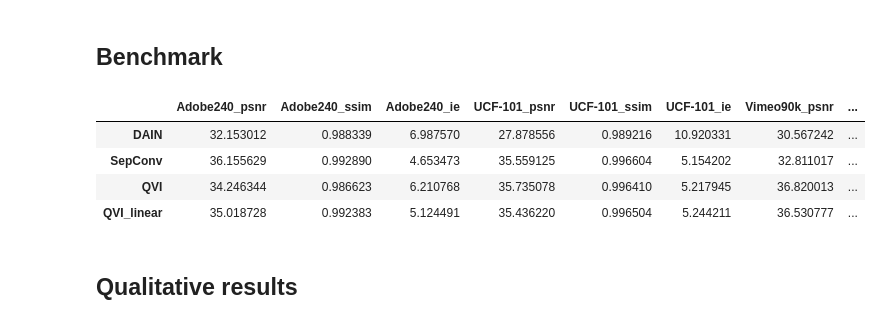
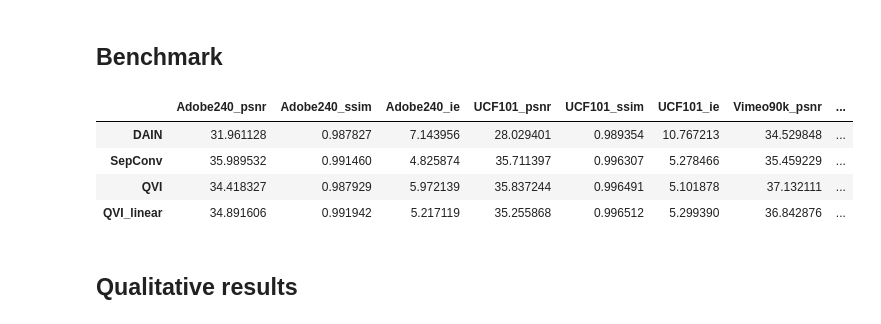
Before and after one commit to rwq/MSC_AI_Thesis_FI, a Jupyter notebook: notebook_createtable_results.ipynb, the cells around one changed output. Saved outputs shown, nothing was run; the diff lists cells and outputs as text; code cells hidden in the pictures.

```diff
--- a/notebook_createtable_results.ipynb
+++ b/notebook_createtable_results.ipynb
@@ -9,9 +9,9 @@ import cv2
 import matplotlib.pyplot as plt
 import metrics
 # %%
-datasets = ['Adobe240', 'UCF-101', 'Vimeo90k']
-methods = ['DAIN', 'SepConv', 'QVI', 'QVI_linear']
-metrics = ['psnr', 'ssim', 'ie']
+DATASETS = ['Adobe240', 'UCF101', 'Vimeo90k']
+METHODS = ['DAIN', 'SepConv', 'QVI', 'QVI_linear']
+METRICS = ['psnr', 'ssim', 'ie']
 # %% [markdown]
 ## Metrics
 # %% [markdown]
@@ -60,23 +60,23 @@ The Adobe240 dataset contains 133 high-quality 720p videos, i.e. having a frame
 # %% [markdown]
 ## Benchmark
 # %%
-with open('results_new.pkl', 'rb') as f:
+with open('results_new2.pkl', 'rb') as f:
     r = pickle.load(f)
 
 df = pd.DataFrame()
 
-for dataset in datasets:
-    for metric in metrics:
+for dataset in DATASETS:
+    for metric in METRICS:
         df[f'{dataset}_{metric}'] = [np.mean(r[mtd][dataset][metric]) for mtd in methods]
 
-df.index = methods
+df.index = METHODS
 df
 # %% [output]
-|  | Adobe240_psnr | Adobe240_ssim | Adobe240_ie | UCF-101_psnr | UCF-101_ssim | UCF-101_ie | Vimeo90k_psnr | ... |
-| DAIN | 32.153012 | 0.988339 | 6.987570 | 27.878556 | 0.989216 | 10.920331 | 30.567242 | ... |
-| SepConv | 36.155629 | 0.992890 | 4.653473 | 35.559125 | 0.996604 | 5.154202 | 32.811017 | ... |
-| QVI | 34.246344 | 0.986623 | 6.210768 | 35.735078 | 0.996410 | 5.217945 | 36.820013 | ... |
-| QVI_linear | 35.018728 | 0.992383 | 5.124491 | 35.436220 | 0.996504 | 5.244211 | 36.530777 | ... |
+|  | Adobe240_psnr | Adobe240_ssim | Adobe240_ie | UCF101_psnr | UCF101_ssim | UCF101_ie | Vimeo90k_psnr | ... |
+| DAIN | 31.961128 | 0.987827 | 7.143956 | 28.029401 | 0.989354 | 10.767213 | 34.529848 | ... |
+| SepConv | 35.989532 | 0.991460 | 4.825874 | 35.711397 | 0.996307 | 5.278466 | 35.459229 | ... |
+| QVI | 34.418327 | 0.987929 | 5.972139 | 35.837244 | 0.996491 | 5.101878 | 37.132111 | ... |
+| QVI_linear | 34.891606 | 0.991942 | 5.217119 | 35.255868 | 0.996512 | 5.299390 | 36.842876 | ... |
 # %% [markdown]
 ## Qualitative results
 # %%
```
Also changed, not shown: parts of 5 cells of this notebook.
